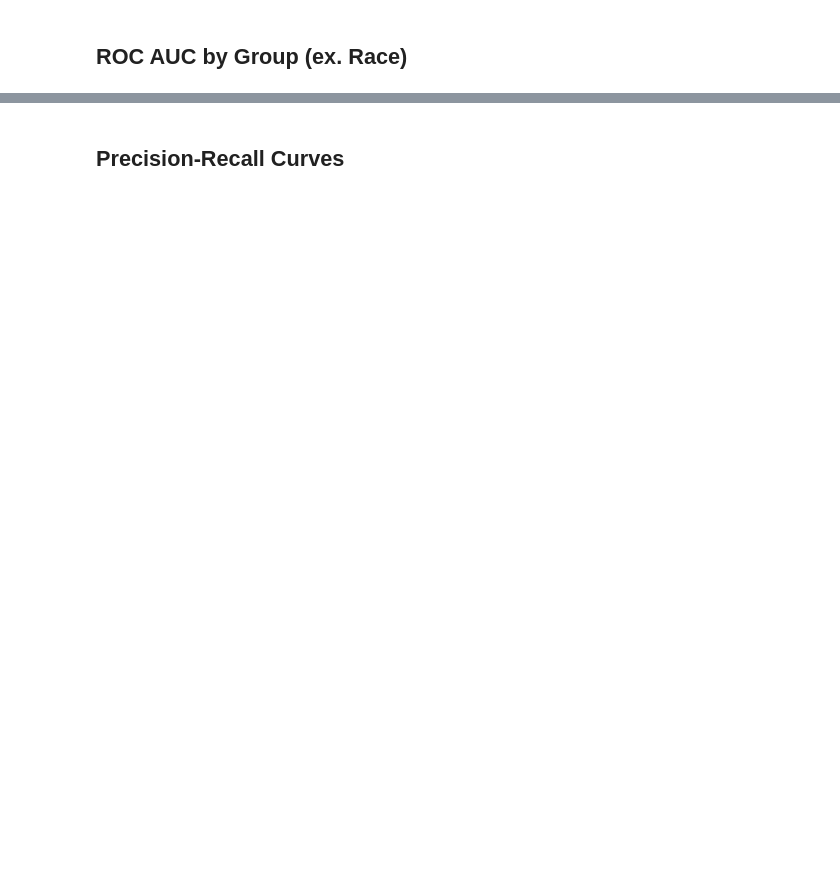
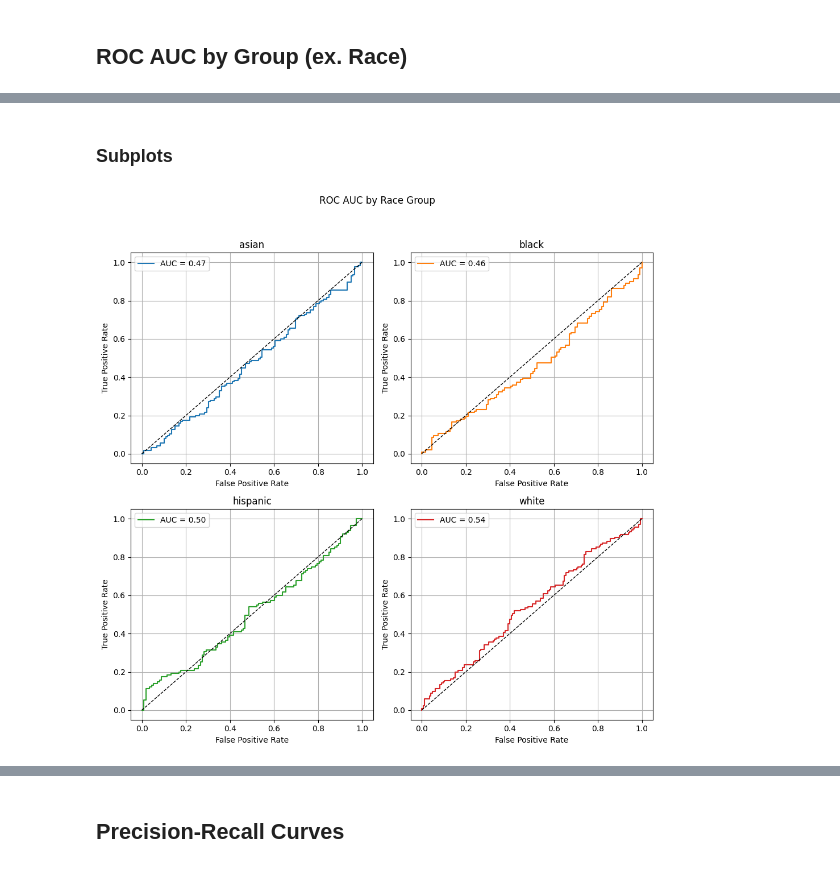
Before and after one commit to uclamii/equiboots, a Jupyter notebook: notebooks/equi_boots_plots.ipynb, the cells around one changed output, grey strips where cells are left out. Drawn from its saved outputs; the diff is of its cells as text; code cells hidden in the pictures; blank space fills up the shorter version.

```diff
--- a/notebooks/equi_boots_plots.ipynb
+++ b/notebooks/equi_boots_plots.ipynb
@@ -92,0 +65,13 @@ eqb.eq_plot_group_curves(
+# %% [markdown]
+### Subplots
+# %%
+eqb.eq_plot_group_curves(
+    sliced_data,
+    curve_type="roc",
+    title="ROC AUC by Race Group",
+    figsize=(5, 5),
+    decimal_places=2,
+    subplots=True,
+)
+# %% [output]
+[figure, added]
```
Also changed, not shown: parts of 37 cells of this notebook, 1 other file.
